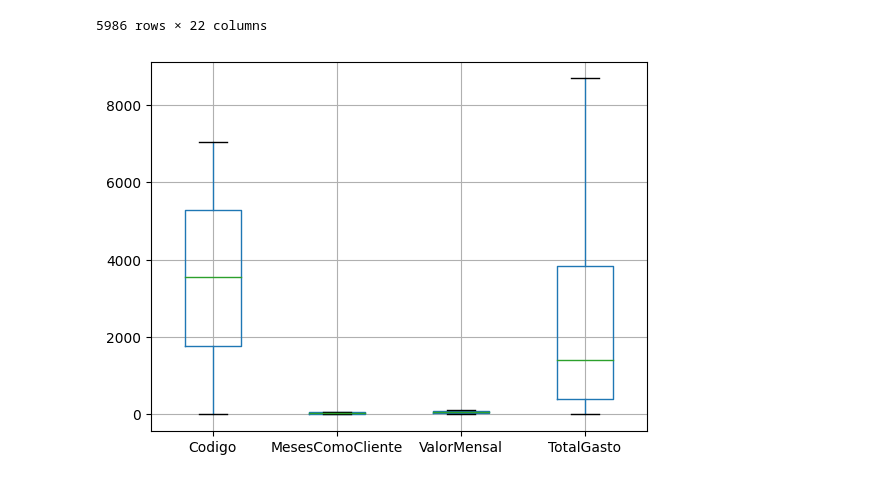
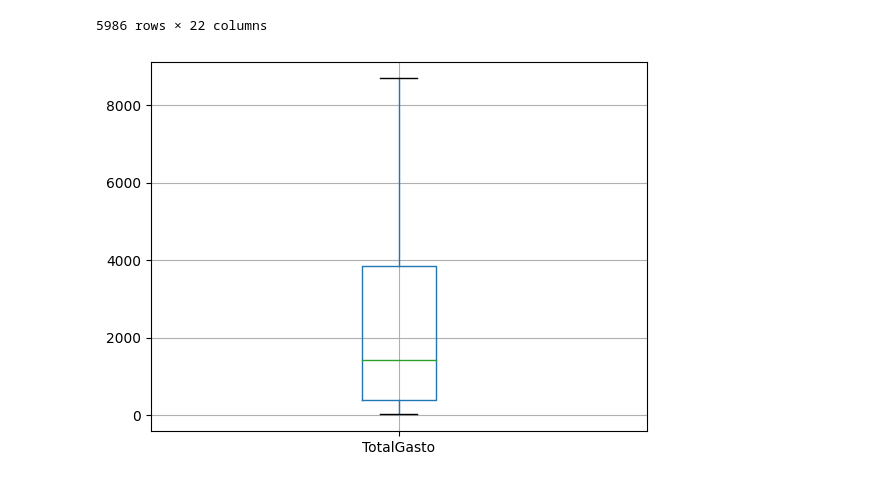
Before and after one commit to HodricVieira/Projeto-ICD-2022, a Jupyter notebook: projeto-dataset.ipynb, the cells around one changed output. Drawn from its saved outputs; the diff is of its cells as text; code cells hidden in the pictures.

```diff
--- a/projeto-dataset.ipynb
+++ b/projeto-dataset.ipynb
@@ -52,7 +54,7 @@ moda
 | 5985 | 7042 | 9993-LHIEB | NaN | NaN | NaN | NaN | NaN | NaN | ... |
 5986 rows × 22 columns
 # %%
-data.boxplot(column=["Codigo","MesesComoCliente","ValorMensal","TotalGasto"])
+data.boxplot(column=["TotalGasto"])
 plt.show()
 # %% [output]
-[figure, old version]
+[figure, new version]
```
Also changed, not shown: parts of 4 cells of this notebook.
